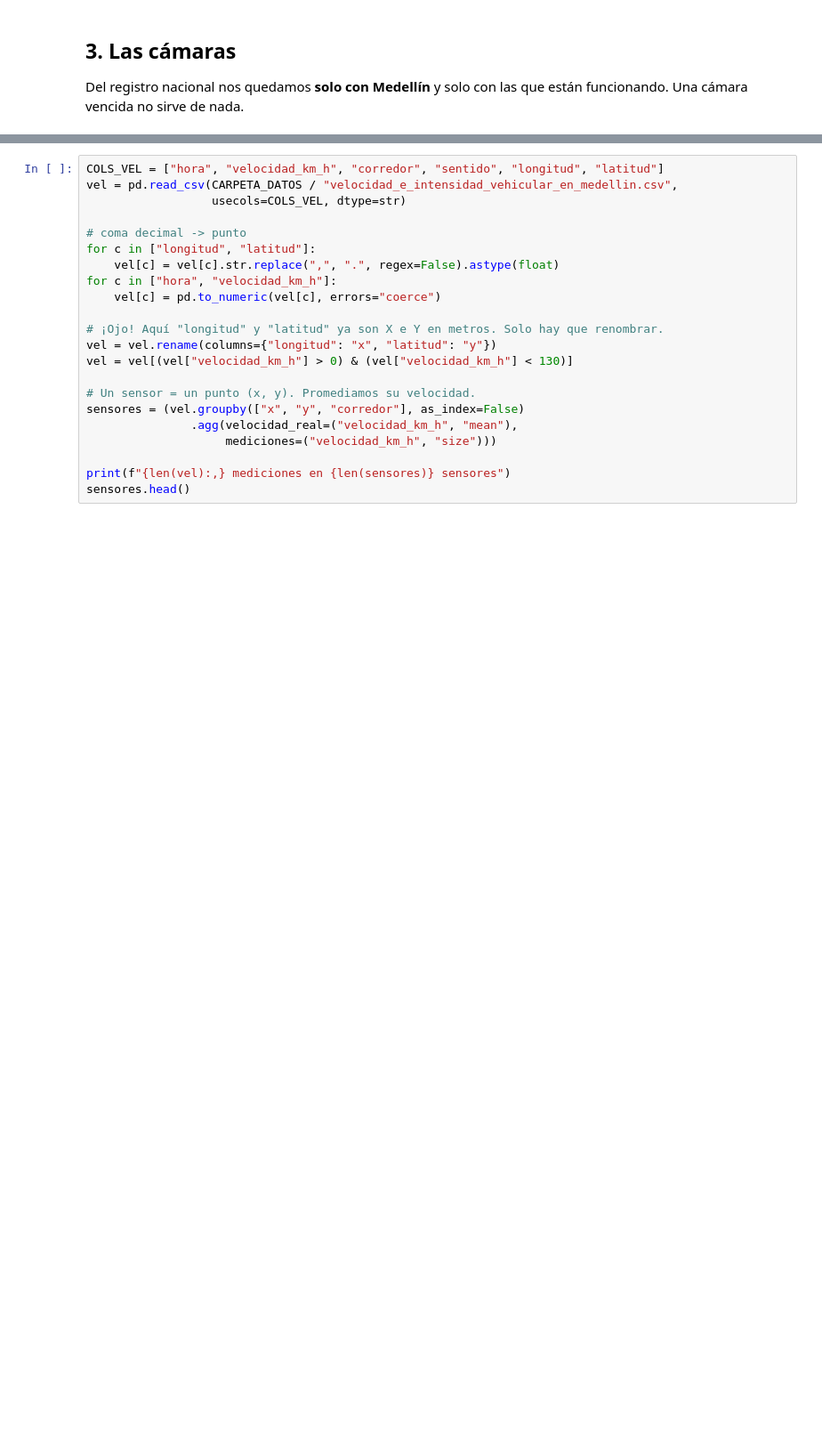
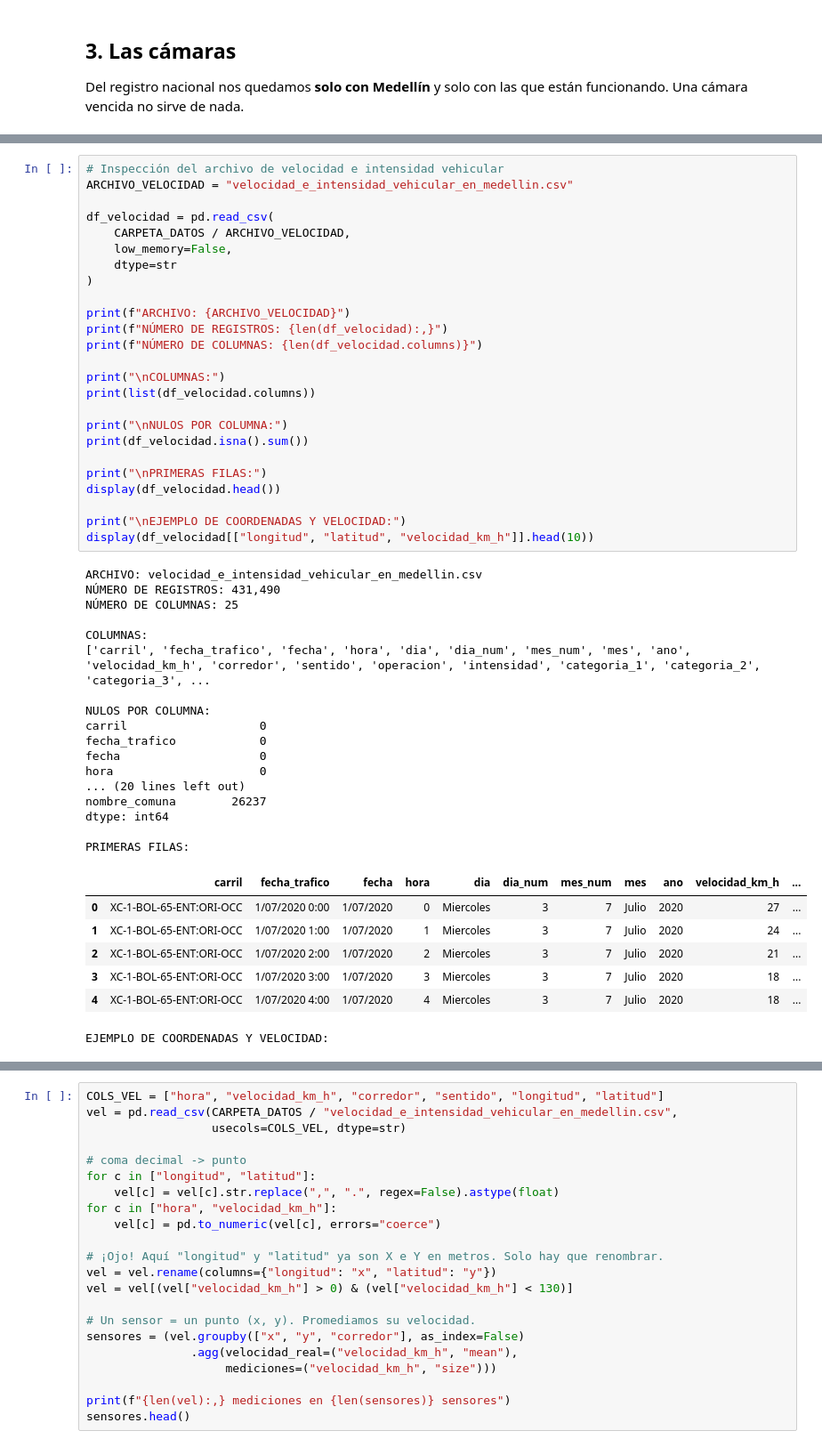
Before and after one commit to Bostjansito/MapasMED, a Jupyter notebook: Ruteo_Multiobjetivo_Medellin.ipynb, the cells around one changed output, grey strips where cells are left out. Shown at 89% size. Cells and saved outputs as stored; diff of their text form; blank space fills up the shorter version.

```diff
--- a/Ruteo_Multiobjetivo_Medellin.ipynb
+++ b/Ruteo_Multiobjetivo_Medellin.ipynb
@@ -332 +435,51 @@ Este archivo trae dos trampas:
 2. Usa **coma decimal** en vez de punto.
+# %%
+# Inspección del archivo de velocidad e intensidad vehicular
+ARCHIVO_VELOCIDAD = "velocidad_e_intensidad_vehicular_en_medellin.csv"
+
+df_velocidad = pd.read_csv(
+    CARPETA_DATOS / ARCHIVO_VELOCIDAD,
+    low_memory=False,
+    dtype=str
+)
+
+print(f"ARCHIVO: {ARCHIVO_VELOCIDAD}")
+print(f"NÚMERO DE REGISTROS: {len(df_velocidad):,}")
+print(f"NÚMERO DE COLUMNAS: {len(df_velocidad.columns)}")
+
+print("\nCOLUMNAS:")
+print(list(df_velocidad.columns))
+
+print("\nNULOS POR COLUMNA:")
+print(df_velocidad.isna().sum())
+
+print("\nPRIMERAS FILAS:")
+display(df_velocidad.head())
+
+print("\nEJEMPLO DE COORDENADAS Y VELOCIDAD:")
+display(df_velocidad[["longitud", "latitud", "velocidad_km_h"]].head(10))
+# %% [output]
+ARCHIVO: velocidad_e_intensidad_vehicular_en_medellin.csv
+NÚMERO DE REGISTROS: 431,490
+NÚMERO DE COLUMNAS: 25
+
+COLUMNAS:
+['carril', 'fecha_trafico', 'fecha', 'hora', 'dia', 'dia_num', 'mes_num', 'mes', 'ano', 'velocidad_km_h', 'corredor', 'sentido', 'operacion', 'intensidad', 'categoria_1', 'categoria_2', 'categoria_3', ...
+
+NULOS POR COLUMNA:
+carril                   0
+fecha_trafico            0
+fecha                    0
+hora                     0
+... (20 lines left out)
+nombre_comuna        26237
+dtype: int64
+
+PRIMERAS FILAS:
+|  | carril | fecha_trafico | fecha | hora | dia | dia_num | mes_num | mes | ano | velocidad_km_h | ... |
+| 0 | XC-1-BOL-65-ENT:ORI-OCC | 1/07/2020 0:00 | 1/07/2020 | 0 | Miercoles | 3 | 7 | Julio | 2020 | 27 | ... |
+| 1 | XC-1-BOL-65-ENT:ORI-OCC | 1/07/2020 1:00 | 1/07/2020 | 1 | Miercoles | 3 | 7 | Julio | 2020 | 24 | ... |
+| 2 | XC-1-BOL-65-ENT:ORI-OCC | 1/07/2020 2:00 | 1/07/2020 | 2 | Miercoles | 3 | 7 | Julio | 2020 | 21 | ... |
+| 3 | XC-1-BOL-65-ENT:ORI-OCC | 1/07/2020 3:00 | 1/07/2020 | 3 | Miercoles | 3 | 7 | Julio | 2020 | 18 | ... |
+| 4 | XC-1-BOL-65-ENT:ORI-OCC | 1/07/2020 4:00 | 1/07/2020 | 4 | Miercoles | 3 | 7 | Julio | 2020 | 18 | ... |
+EJEMPLO DE COORDENADAS Y VELOCIDAD:
```
Also changed, not shown: parts of 66 cells of this notebook, 5 other files.
